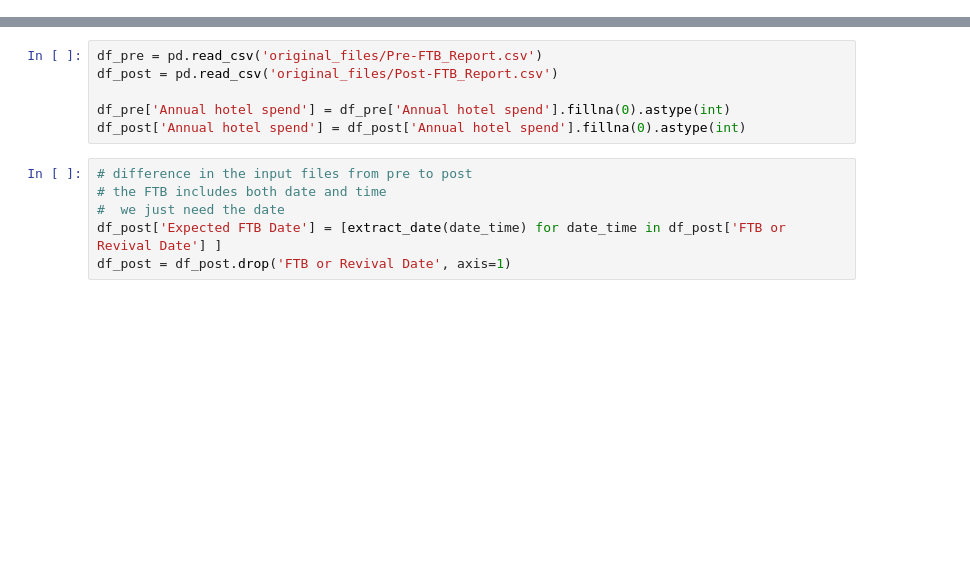
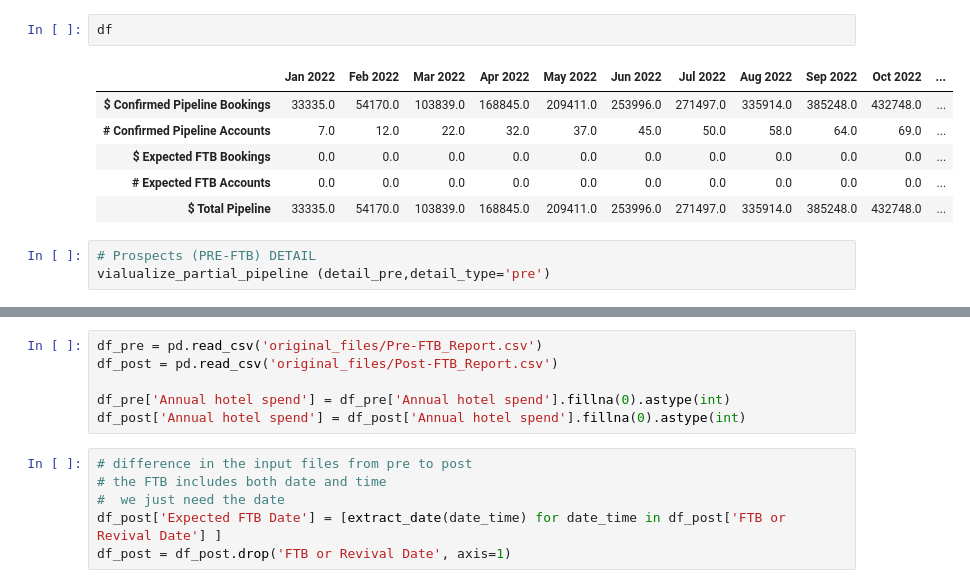
Before and after one commit to EnricoBorriello/Pipeline, a Jupyter notebook: Main.ipynb, the cells around one changed output, grey strips where cells are left out. Saved outputs shown, nothing was run; the diff lists cells and outputs as text; blank space fills up the shorter version.

```diff
--- a/Main.ipynb
+++ b/Main.ipynb
@@ -25,0 +123,12 @@ warnings.filterwarnings("ignore", category=pd.core.common.SettingWithCopyWarning
+# %%
+df
+# %% [output]
+|  | Jan 2022 | Feb 2022 | Mar 2022 | Apr 2022 | May 2022 | Jun 2022 | Jul 2022 | Aug 2022 | Sep 2022 | Oct 2022 | ... |
+| $ Confirmed Pipeline Bookings | 33335.0 | 54170.0 | 103839.0 | 168845.0 | 209411.0 | 253996.0 | 271497.0 | 335914.0 | 385248.0 | 432748.0 | ... |
+| # Confirmed Pipeline Accounts | 7.0 | 12.0 | 22.0 | 32.0 | 37.0 | 45.0 | 50.0 | 58.0 | 64.0 | 69.0 | ... |
+| $ Expected FTB Bookings | 0.0 | 0.0 | 0.0 | 0.0 | 0.0 | 0.0 | 0.0 | 0.0 | 0.0 | 0.0 | ... |
+| # Expected FTB Accounts | 0.0 | 0.0 | 0.0 | 0.0 | 0.0 | 0.0 | 0.0 | 0.0 | 0.0 | 0.0 | ... |
+| $ Total Pipeline | 33335.0 | 54170.0 | 103839.0 | 168845.0 | 209411.0 | 253996.0 | 271497.0 | 335914.0 | 385248.0 | 432748.0 | ... |
+# %%
+# Prospects (PRE-FTB) DETAIL
+vialualize_partial_pipeline (detail_pre,detail_type='pre')
```
Also changed, not shown: parts of 24 cells of this notebook.
